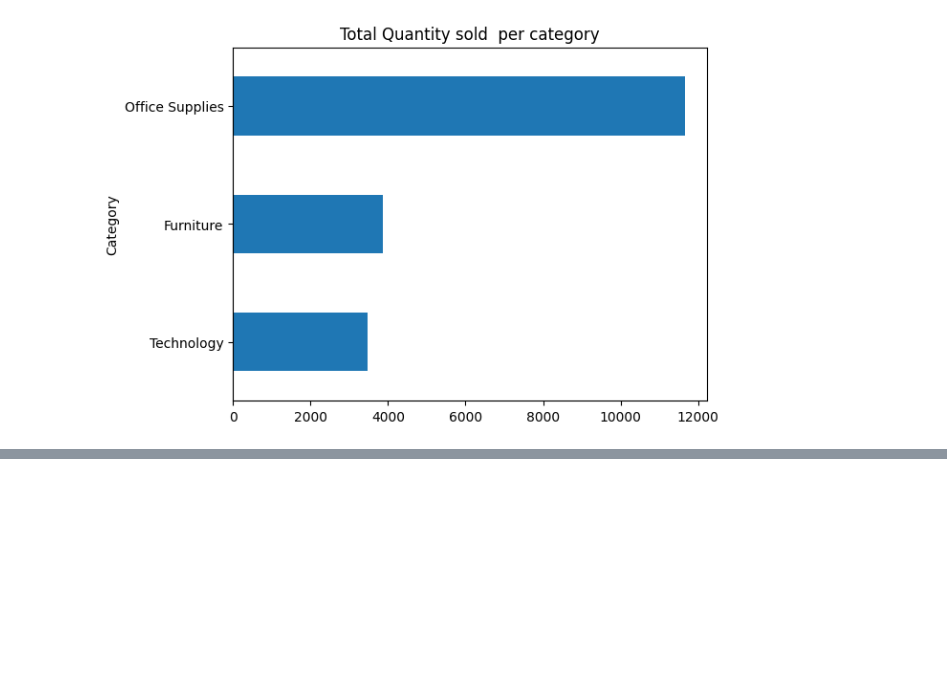
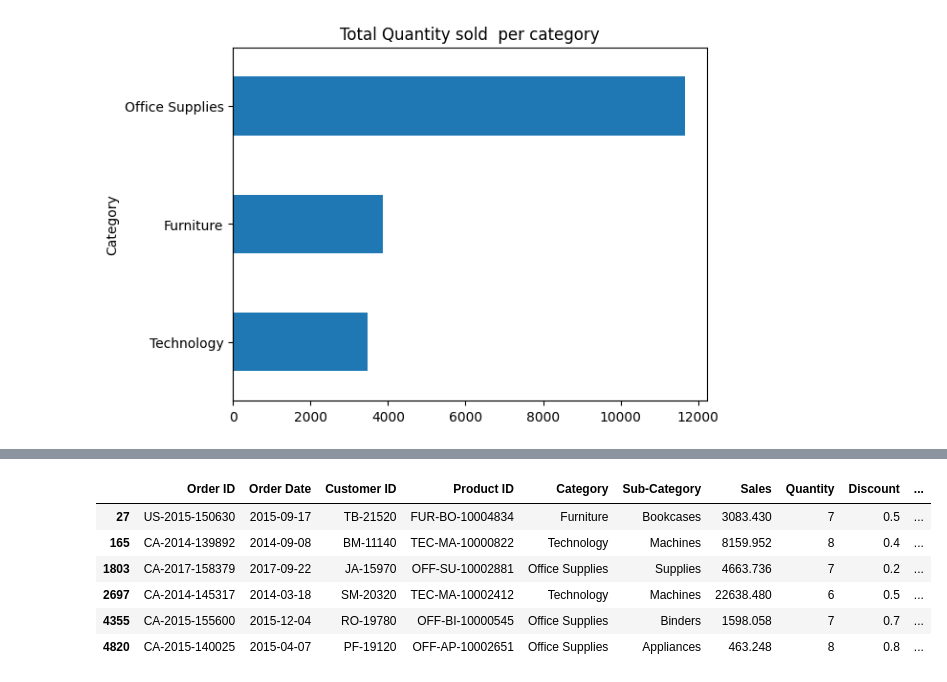
Before and after one commit to doaa-altarawy/Python_traning, a Jupyter notebook: Python Training 101_Sept 2023.ipynb, the cells around one changed output, grey strips where cells are left out. Drawn from its saved outputs; the diff is of its cells as text; code cells hidden in the pictures; blank space fills up the shorter version.

```diff
--- a/Python Training 101_Sept 2023.ipynb
+++ b/Python Training 101_Sept 2023.ipynb
@@ -256,0 +300,21 @@ df.groupby('Category')['Quantity'].sum().sort_values().plot.barh(title='Total Qu
+# %%
+# define a function
+
+df1 = df.copy()
+
+def check_profit(row):
+  if (row['Profit'] < -1000) and row['Quantity'] > 5:
+    return True
+  else:
+    return False
+
+df1['Flagged'] = df.apply(check_profit, axis=1)
+df1[df1['Flagged'] == True]
+# %% [output]
+|  | Order ID | Order Date | Customer ID | Product ID | Category | Sub-Category | Sales | Quantity | Discount | ... |
+| 27 | US-2015-150630 | 2015-09-17 | TB-21520 | FUR-BO-10004834 | Furniture | Bookcases | 3083.430 | 7 | 0.5 | ... |
+| 165 | CA-2014-139892 | 2014-09-08 | BM-11140 | TEC-MA-10000822 | Technology | Machines | 8159.952 | 8 | 0.4 | ... |
+| 1803 | CA-2017-158379 | 2017-09-22 | JA-15970 | OFF-SU-10002881 | Office Supplies | Supplies | 4663.736 | 7 | 0.2 | ... |
+| 2697 | CA-2014-145317 | 2014-03-18 | SM-20320 | TEC-MA-10002412 | Technology | Machines | 22638.480 | 6 | 0.5 | ... |
+| 4355 | CA-2015-155600 | 2015-12-04 | RO-19780 | OFF-BI-10000545 | Office Supplies | Binders | 1598.058 | 7 | 0.7 | ... |
+| 4820 | CA-2015-140025 | 2015-04-07 | PF-19120 | OFF-AP-10002651 | Office Supplies | Appliances | 463.248 | 8 | 0.8 | ... |
```
Also changed, not shown: parts of 24 cells of this notebook.
